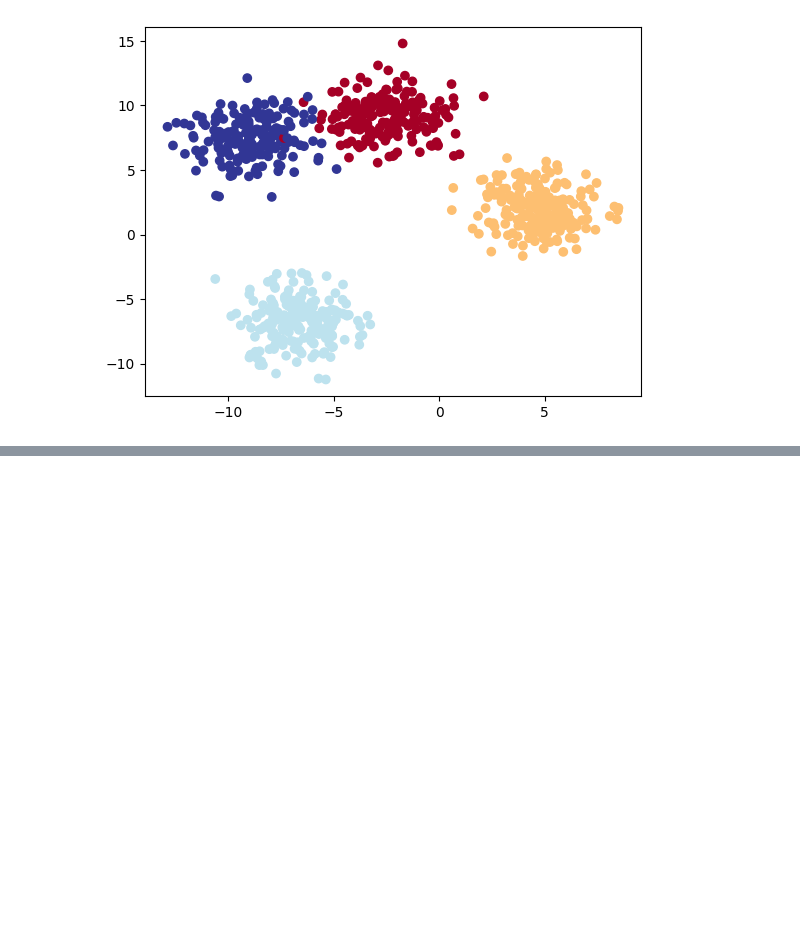
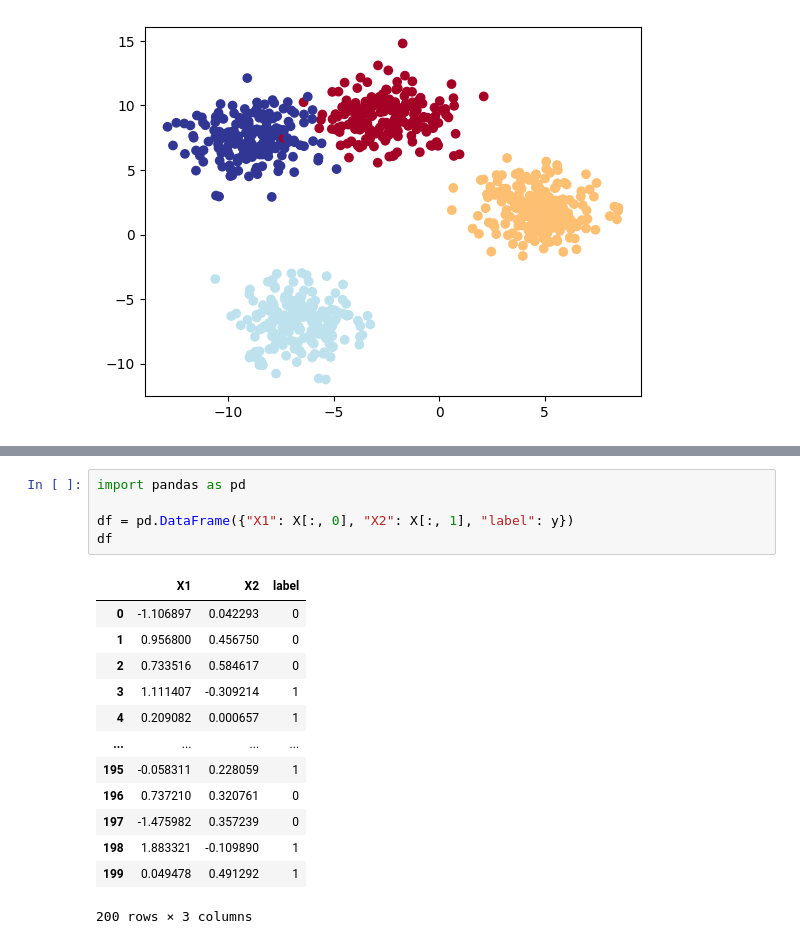
Before and after one commit to julianl11/projektarbeit_1, a Jupyter notebook: pytorch_course/02_classification.ipynb, the cells around one changed output, grey strips where cells are left out. Saved outputs shown, nothing was run; the diff lists cells and outputs as text; blank space fills up the shorter version.

```diff
--- a/pytorch_course/02_classification.ipynb
+++ b/pytorch_course/02_classification.ipynb
@@ -684,0 +904,19 @@ plt.scatter(X_blob_train[:, 0], X_blob_train[:, 1], c=y_blob_train, cmap=plt.cm.
+# %%
+import pandas as pd
+
+df = pd.DataFrame({"X1": X[:, 0], "X2": X[:, 1], "label": y})
+df
+# %% [output]
+|  | X1 | X2 | label |
+| 0 | -1.106897 | 0.042293 | 0 |
+| 1 | 0.956800 | 0.456750 | 0 |
+| 2 | 0.733516 | 0.584617 | 0 |
+| 3 | 1.111407 | -0.309214 | 1 |
+| 4 | 0.209082 | 0.000657 | 1 |
+| ... | ... | ... | ... |
+| 195 | -0.058311 | 0.228059 | 1 |
+| 196 | 0.737210 | 0.320761 | 0 |
+| 197 | -1.475982 | 0.357239 | 0 |
+| 198 | 1.883321 | -0.109890 | 1 |
+| 199 | 0.049478 | 0.491292 | 1 |
+200 rows × 3 columns
```
Also changed, not shown: parts of 46 cells of this notebook.
